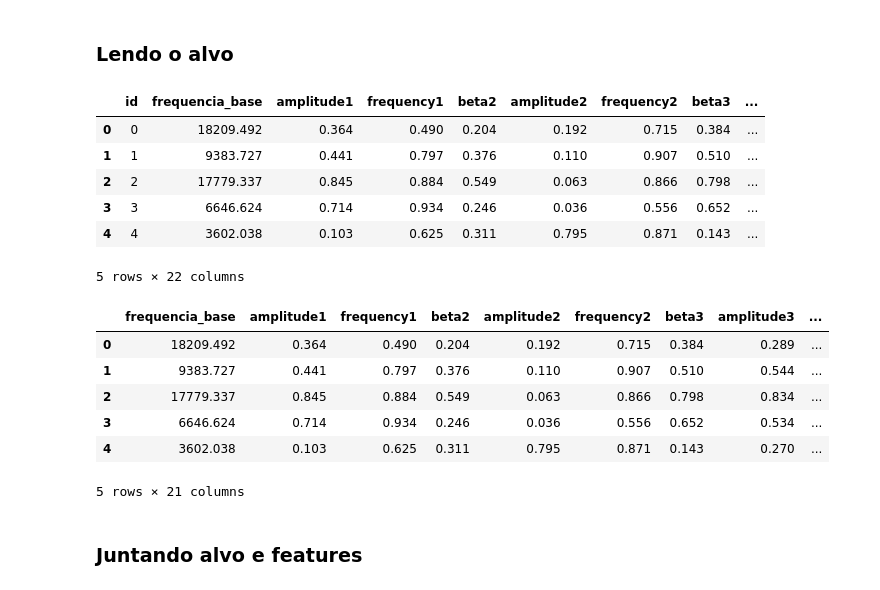
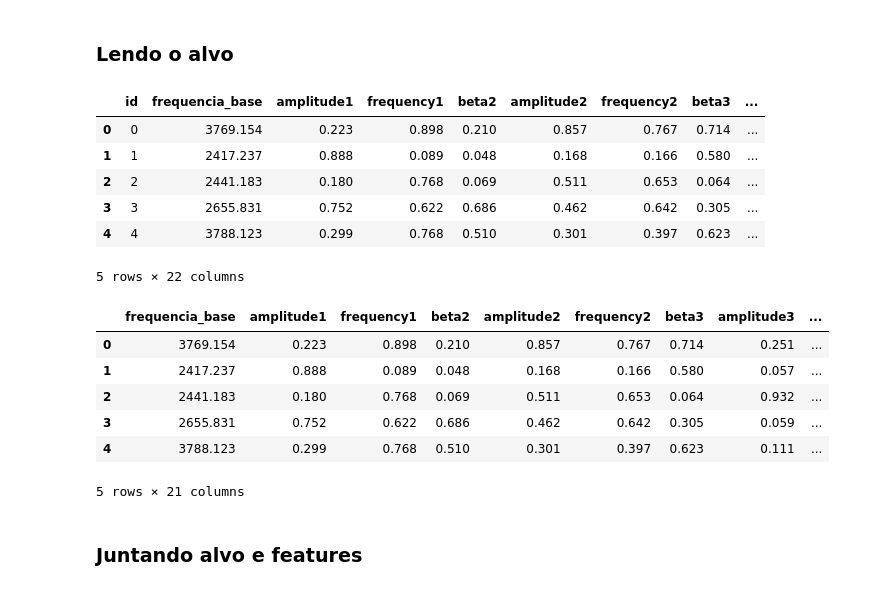
Before and after one commit to sergiorochasilva/fmsynth, a Jupyter notebook: model_conv_1_sec_v1_0.ipynb, the cells around one changed output. Saved outputs shown, nothing was run; the diff lists cells and outputs as text; code cells hidden in the pictures.

```diff
--- a/model_conv_1_sec_v1_0.ipynb
+++ b/model_conv_1_sec_v1_0.ipynb
@@ -18,7 +18,7 @@ from fm_synth import FMSynth, SAMPLE_RATE
 ### Rodando aleatoriamente e salvando o resultado
 # %%
 duracao_amostras = 1
-tamanho_dataset = 1000
+tamanho_dataset = 20000
 precisao_decimal = 3
 # %% [markdown]
 ## Lendo o dataset no formato pandas
@@ -44,32 +44,32 @@ samples.head()
 # %% [markdown]
 ### Lendo o alvo
 # %%
-with open("dataset/parameters.json", "r") as f:
+with open("dataset_big/parameters.json", "r") as f:
     target = f.read()
 
 target = json.loads(target)
 target = target[:tamanho_dataset]
 
 target = pd.DataFrame(target)
 target.head()
 # %% [output]
 |  | id | frequencia_base | amplitude1 | frequency1 | beta2 | amplitude2 | frequency2 | beta3 | ... |
-| 0 | 0 | 18209.492 | 0.364 | 0.490 | 0.204 | 0.192 | 0.715 | 0.384 | ... |
-| 1 | 1 | 9383.727 | 0.441 | 0.797 | 0.376 | 0.110 | 0.907 | 0.510 | ... |
-| 2 | 2 | 17779.337 | 0.845 | 0.884 | 0.549 | 0.063 | 0.866 | 0.798 | ... |
-| 3 | 3 | 6646.624 | 0.714 | 0.934 | 0.246 | 0.036 | 0.556 | 0.652 | ... |
-| 4 | 4 | 3602.038 | 0.103 | 0.625 | 0.311 | 0.795 | 0.871 | 0.143 | ... |
+| 0 | 0 | 3769.154 | 0.223 | 0.898 | 0.210 | 0.857 | 0.767 | 0.714 | ... |
+| 1 | 1 | 2417.237 | 0.888 | 0.089 | 0.048 | 0.168 | 0.166 | 0.580 | ... |
+| 2 | 2 | 2441.183 | 0.180 | 0.768 | 0.069 | 0.511 | 0.653 | 0.064 | ... |
+| 3 | 3 | 2655.831 | 0.752 | 0.622 | 0.686 | 0.462 | 0.642 | 0.305 | ... |
+| 4 | 4 | 3788.123 | 0.299 | 0.768 | 0.510 | 0.301 | 0.397 | 0.623 | ... |
 5 rows × 22 columns
 # %%
 target = target.drop(columns=["id"])
 target.head()
 # %% [output]
 |  | frequencia_base | amplitude1 | frequency1 | beta2 | amplitude2 | frequency2 | beta3 | amplitude3 | ... |
-| 0 | 18209.492 | 0.364 | 0.490 | 0.204 | 0.192 | 0.715 | 0.384 | 0.289 | ... |
-| 1 | 9383.727 | 0.441 | 0.797 | 0.376 | 0.110 | 0.907 | 0.510 | 0.544 | ... |
-| 2 | 17779.337 | 0.845 | 0.884 | 0.549 | 0.063 | 0.866 | 0.798 | 0.834 | ... |
-| 3 | 6646.624 | 0.714 | 0.934 | 0.246 | 0.036 | 0.556 | 0.652 | 0.534 | ... |
-| 4 | 3602.038 | 0.103 | 0.625 | 0.311 | 0.795 | 0.871 | 0.143 | 0.270 | ... |
+| 0 | 3769.154 | 0.223 | 0.898 | 0.210 | 0.857 | 0.767 | 0.714 | 0.251 | ... |
+| 1 | 2417.237 | 0.888 | 0.089 | 0.048 | 0.168 | 0.166 | 0.580 | 0.057 | ... |
+| 2 | 2441.183 | 0.180 | 0.768 | 0.069 | 0.511 | 0.653 | 0.064 | 0.932 | ... |
+| 3 | 2655.831 | 0.752 | 0.622 | 0.686 | 0.462 | 0.642 | 0.305 | 0.059 | ... |
+| 4 | 3788.123 | 0.299 | 0.768 | 0.510 | 0.301 | 0.397 | 0.623 | 0.111 | ... |
 5 rows × 21 columns
 # %% [markdown]
 ### Juntando alvo e features
```
Also changed, not shown: parts of 21 cells of this notebook, 6 other files.
